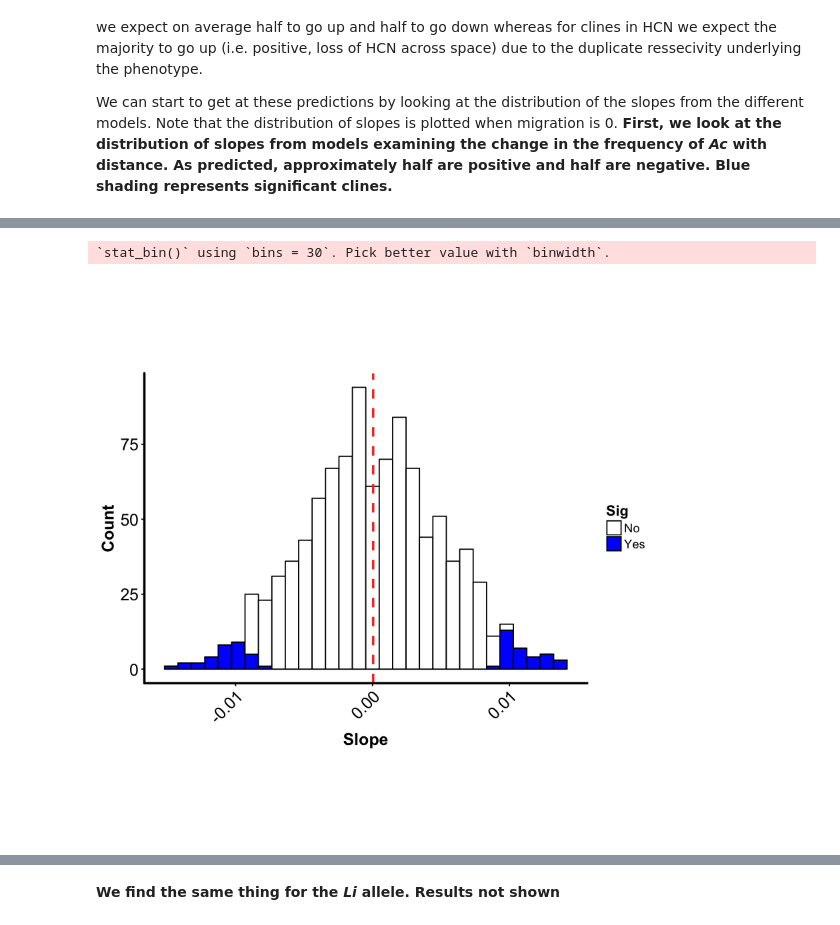
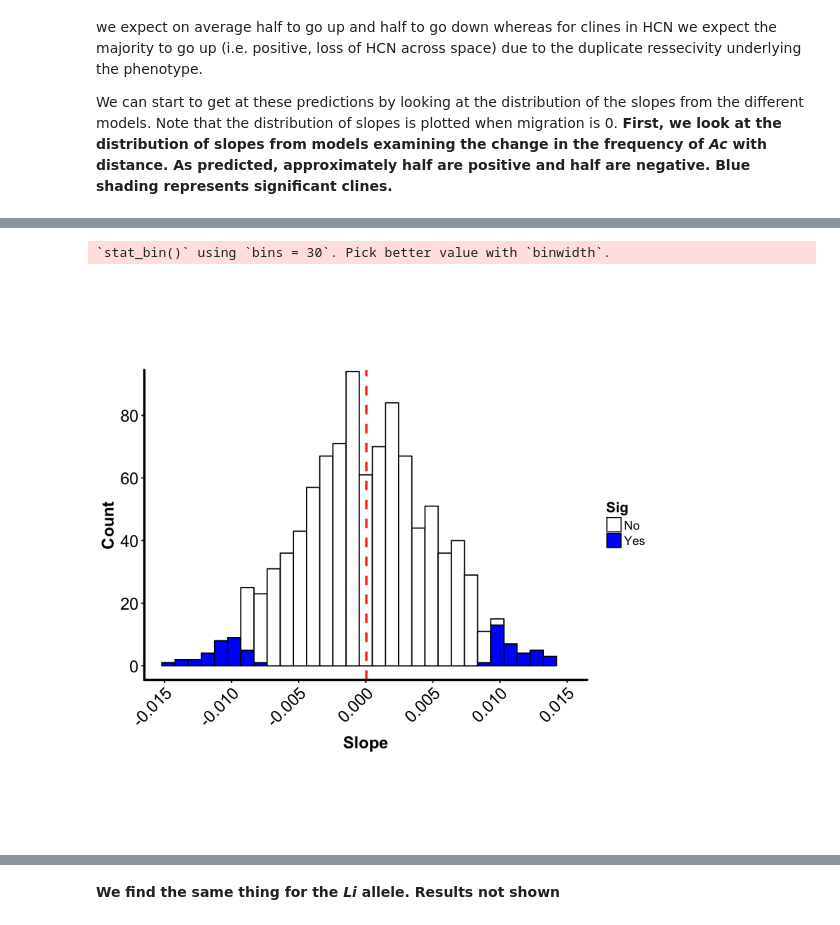
Before and after one commit to James-S-Santangelo/Simulating-Evolutionary-Clines-SEC-, a Jupyter notebook: SEC_Notebooks/R_Notebooks/allFill_Kvary.ipynb, the cells around one changed output, grey strips where cells are left out. Cells and saved outputs as stored; diff of their text form; code cells hidden in the pictures.

```diff
--- a/SEC_Notebooks/R_Notebooks/allFill_Kvary.ipynb
+++ b/SEC_Notebooks/R_Notebooks/allFill_Kvary.ipynb
@@ -235,14 +223,17 @@ We can start to get at these predictions by looking at the distribution of the s
 # %%
 Coefs_pA_NoMig_Gen250 <- within(Coefs_pA_NoMig_Gen250, {
     Sig = ifelse(p.value < 0.05, "Yes", "No")
 })
 # Histogram of slopes for 'A' allele with no migration
 HistSlopes_pA_NoMig_Gen250 <- ggplot(Coefs_pA_NoMig_Gen250, aes(x = estimate, fill = Sig)) +
     ylab("Count") + xlab("Slope") +
     geom_histogram(color = "black") +
     geom_vline(data = Coefs_pA_NoMig_Gen250, aes(xintercept = mean(estimate)), size = 1, colour = "#FF3721", linetype = "dashed") +
-    scale_fill_manual(labels = c("No", "Yes"), values=c("white", "blue")) + ng1.45
+    scale_fill_manual(labels = c("No", "Yes"), values=c("white", "blue")) +
+    coord_cartesian(xlim = c(-0.015, 0.015), ylim = c(0, 90)) +
+    scale_x_continuous(breaks = seq(from = -0.015, to = 0.015, by = 0.005)) +
+    scale_y_continuous(breaks = seq(from = 0, to = 80, by = 20)) + ng1.45
 HistSlopes_pA_NoMig_Gen250
 # %% [output]
 `stat_bin()` using `bins = 30`. Pick better value with `binwidth`.
-[figure, old version]
+[figure, new version]
```
Also changed, not shown: parts of 11 cells of this notebook, 49 other files.
